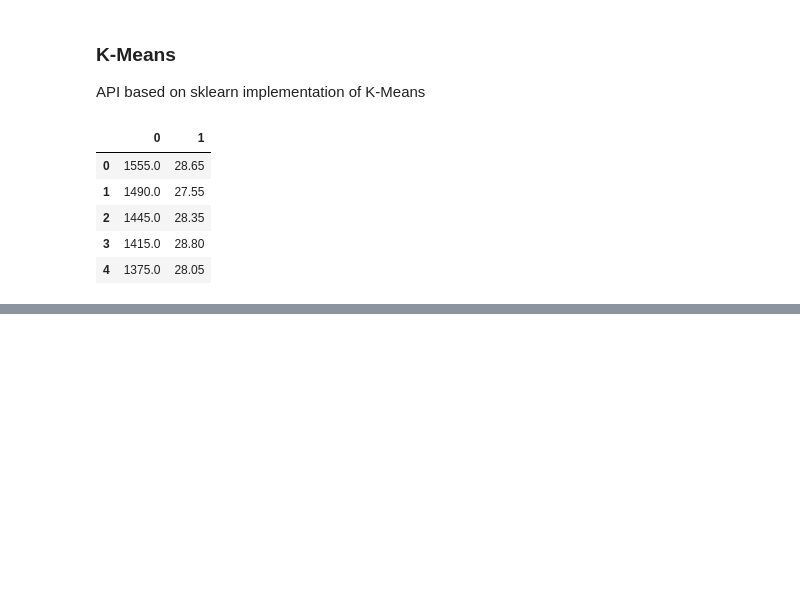
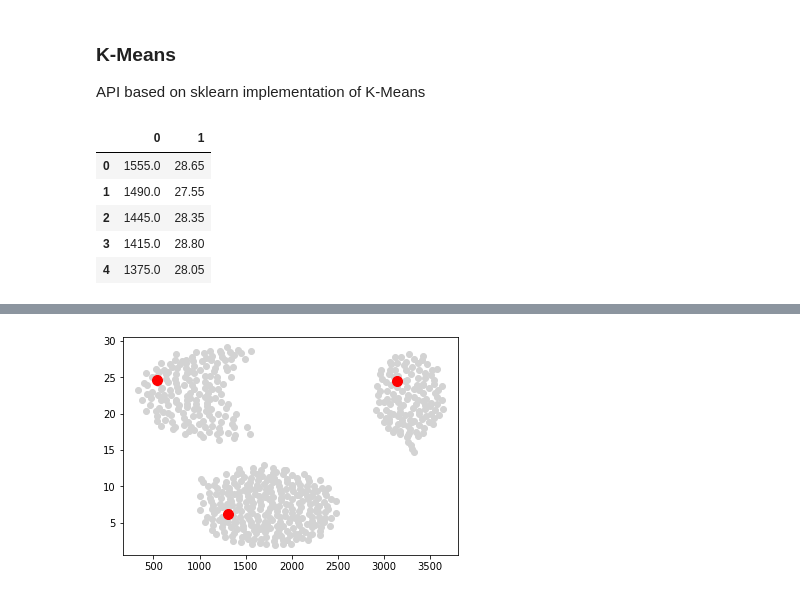
Before and after one commit to jovit/mc866-project-1, a Jupyter notebook: main.ipynb, the cells around one changed output, grey strips where cells are left out. Cells and saved outputs as stored; diff of their text form; code cells hidden in the pictures; blank space fills up the shorter version.

```diff
--- a/main.ipynb
+++ b/main.ipynb
@@ -28,3 +15,34 @@ k.fit(X)
+# %%
+class KMeans:
+    def __init__(self, X, n_clusters=5, random_state=None):
+        self.n_clusters = n_clusters
+        self.X = X
+        self.rand = np.random.RandomState(random_state)
+        self.centroids = []
+
+    def init_centroids(self):
+        self.centroids = self.rand.permutation(self.X)[:self.n_clusters]
+
+    # returns an array of what cluster each point of the dataset belongs to
+    def clusters(self):
+        distances = np.array([])
+        for c in self.centroids:
+            def euclidian_distance(x):
+                sum = np.sum(np.apply_along_axis(lambda p: np.power(p[0] - p[1], 2), 1, np.column_stack((x, c)))) # sum of the square of the difference of each feature to the corresponding centroid feature
+                return np.sqrt(sum) # sqrt the root to find the euclidian distance
+            d = np.apply_along_axis(euclidian_distance, 1, self.X)
+            distances = np.append(distances, d)
+        distances = distances.reshape((self.n_clusters,len(self.X)))
+        distances = distances.T # list of distances of each centroid to the element in the given index (equivalent to zip(*distances) but faster)
+        return np.apply_along_axis(np.argmin,1, distances) # the index of which centroid each data point belongs to
+
+    def fit(self):
+        while True:
+            clusters = self.clusters()
+            points_with_clusters = np.column_stack((clusters, self.X))
+            points_with_clusters.sort(axis=0)
+            grouped_points = np.split(points_with_clusters[:,1], np.unique(points_with_clusters[:, 0], return_index=True)[1][1:])
+            print(grouped_points)
 # %%
 df = pd.read_csv("./data/cluster.dat", sep=' ', header=None)
 df.head()
@@ -37,0 +66,10 @@ df.head()
+# %%
+# initialize centroids and show their initial position in the chart
+k.init_centroids()
+
+fig, ax = plt.subplots()
+ax.scatter(df.iloc[:,:1].values,df.iloc[:,1:].values, c="lightgray") # the data
+ax.scatter(k.centroids[:,:1],k.centroids[:,1:], c="red", s=100) # the data
+plt.show()
+# %% [output]
+[figure, added]
```
Also changed, not shown: parts of 8 cells of this notebook.
